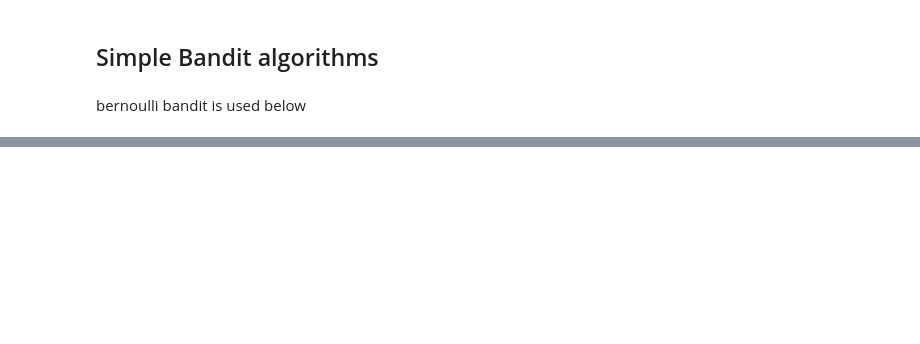
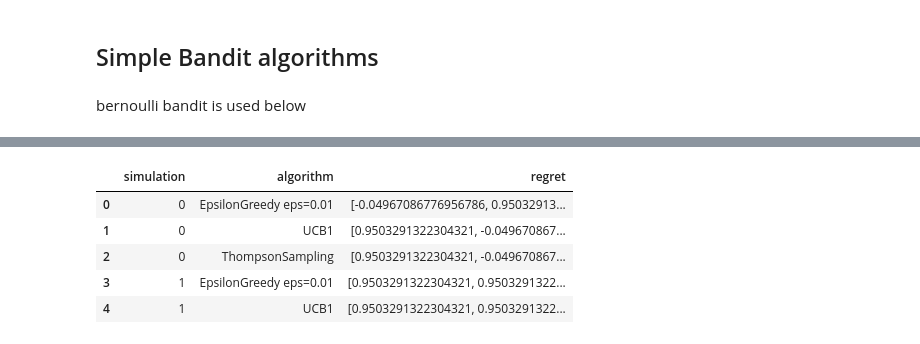
Before and after one commit to thxi/hse_thesis, a Jupyter notebook: notebooks/SimpleBandits.ipynb, the cells around one changed output, grey strips where cells are left out. Saved outputs shown, nothing was run; the diff lists cells and outputs as text; code cells hidden in the pictures; blank space fills up the shorter version.

```diff
--- a/notebooks/SimpleBandits.ipynb
+++ b/notebooks/SimpleBandits.ipynb
@@ -114,0 +94,12 @@ sns.lineplot(x=xs, y=xs, label='line');
+# %%
+def simulate_agent(agent_tuple, rng_seed=1):
+    np.random.seed(rng_seed+1)
+    bandit = BernoulliBandit(probs=probs)
+
+    name, agent_func = agent_tuple
+    agent = agent_func(bandit)
+
+    for t in range(T):
+        agent.take_action()
+    regret = np.max(probs) - agent.reward_history
+    return rng_seed, name, regret
@@ -114,0 +123,9 @@ sns.lineplot(x=xs, y=xs, label='line');
+# %%
+results_df.head()
+# %% [output]
+|  | simulation | algorithm | regret |
+| 0 | 0 | EpsilonGreedy eps=0.01 | [-0.04967086776956786, 0.95032913... |
+| 1 | 0 | UCB1 | [0.9503291322304321, -0.049670867... |
+| 2 | 0 | ThompsonSampling | [0.9503291322304321, -0.049670867... |
+| 3 | 1 | EpsilonGreedy eps=0.01 | [0.9503291322304321, 0.9503291322... |
+| 4 | 1 | UCB1 | [0.9503291322304321, 0.9503291322... |
```
Also changed, not shown: parts of 22 cells of this notebook, 1 other file.
